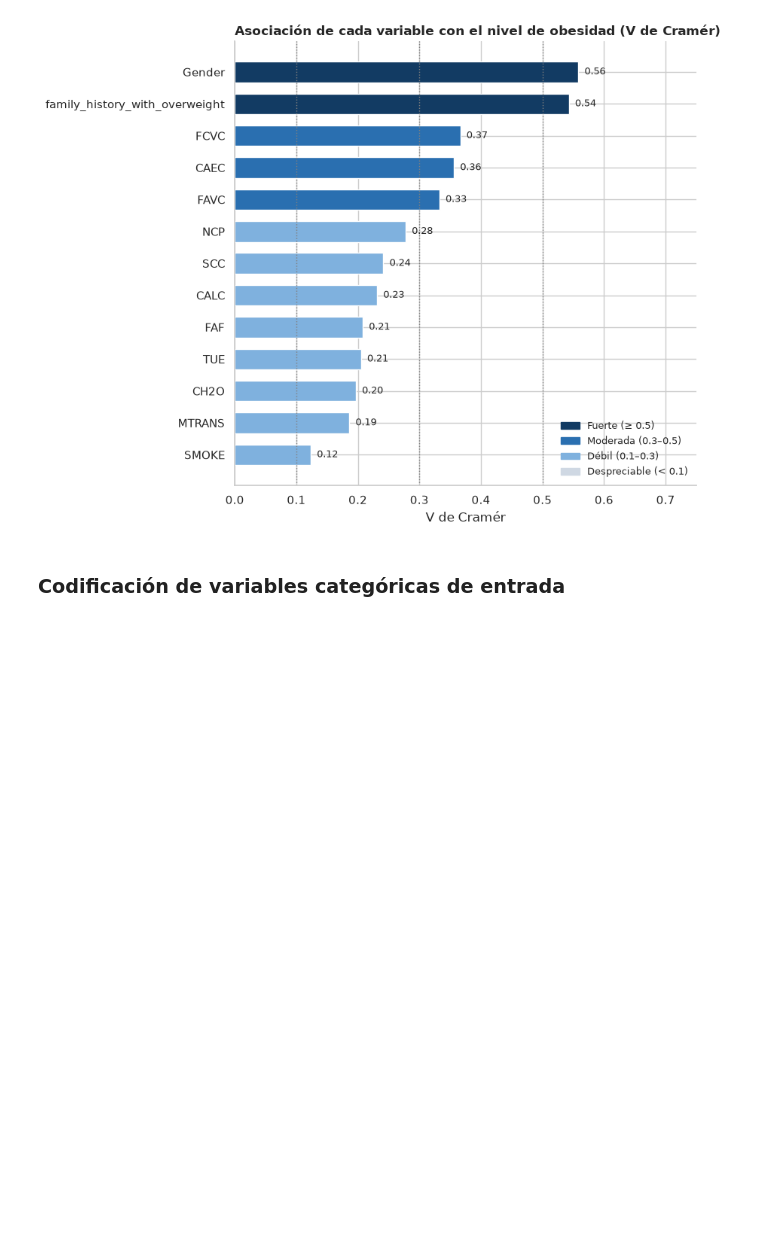
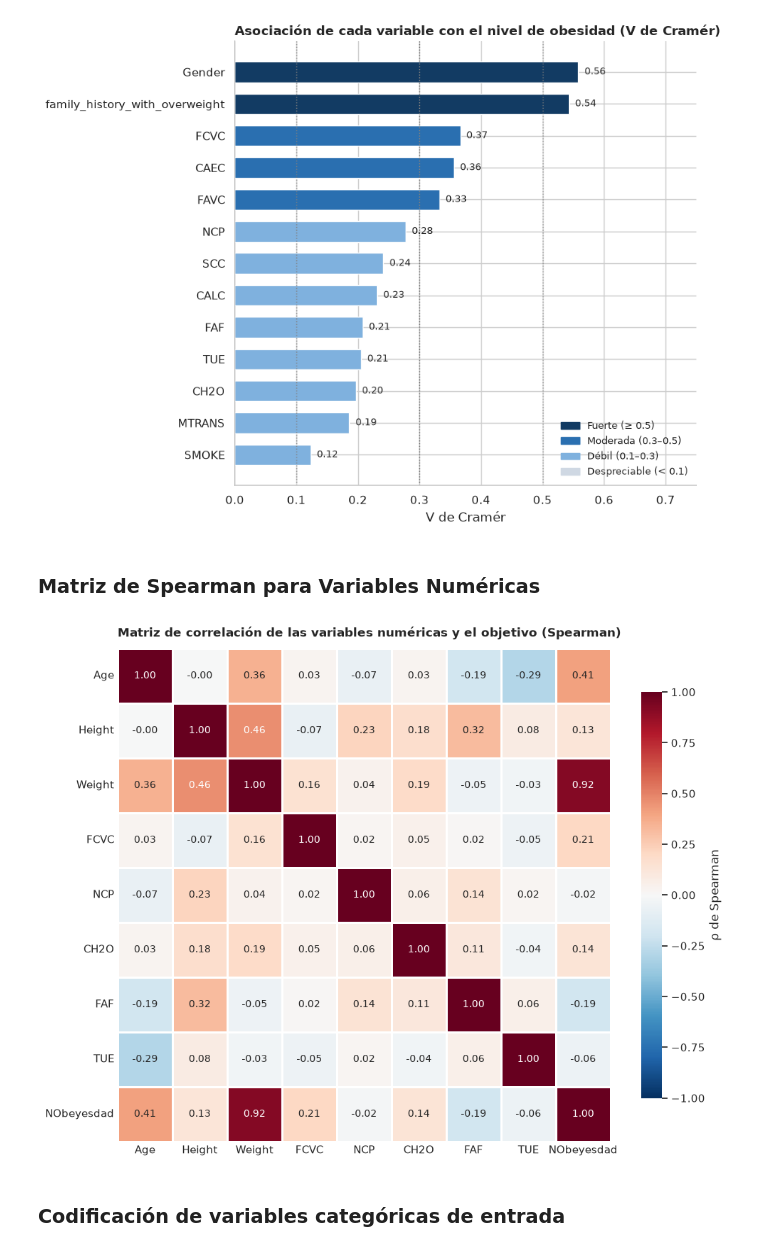
Before and after one commit to tdavidvergara/proyecto_final_aprendizaje_automatico, a Jupyter notebook: Desarrollo.ipynb, the cells around one changed output. Drawn from its saved outputs; the diff is of its cells as text; code cells hidden in the pictures; blank space fills up the shorter version.

```diff
--- a/Desarrollo.ipynb
+++ b/Desarrollo.ipynb
@@ -356,3 +379,5 @@ ax.spines[["top", "right"]].set_visible(False)
 plt.tight_layout(); plt.show()
 # %% [output]
 [figure]
+# %% [markdown]
+### Matriz de Spearman para Variables Numéricas
@@ -359,3 +395,19 @@ plt.tight_layout(); plt.show()
+# %%
+numericas = ["Age", "Height", "Weight", "FCVC", "NCP", "CH2O", "FAF", "TUE", "NObeyesdad"]
+corr = data[numericas].corr(method="spearman")
+
+fig, ax = plt.subplots(figsize=(10, 8))
+sns.heatmap(corr, annot=True, fmt=".2f", cmap="RdBu_r", vmin=-1, vmax=1, center=0,
+            square=True, linewidths=1, linecolor="white", annot_kws={"size": 10},
+            cbar_kws={"shrink": 0.8, "label": "ρ de Spearman"}, ax=ax)
+
+ax.set_title("Matriz de correlación de las variables numéricas y el objetivo (Spearman)",
+             loc="left", fontweight="bold", fontsize=12, pad=12)
+ax.tick_params(length=0)
+plt.xticks(rotation=0); plt.yticks(rotation=0)
+plt.tight_layout(); plt.show()
+# %% [output]
+[figure, added]
 # %% [markdown]
 ### Codificación de variables categóricas de entrada
 # %%
```
Also changed, not shown: parts of 2 cells of this notebook.
